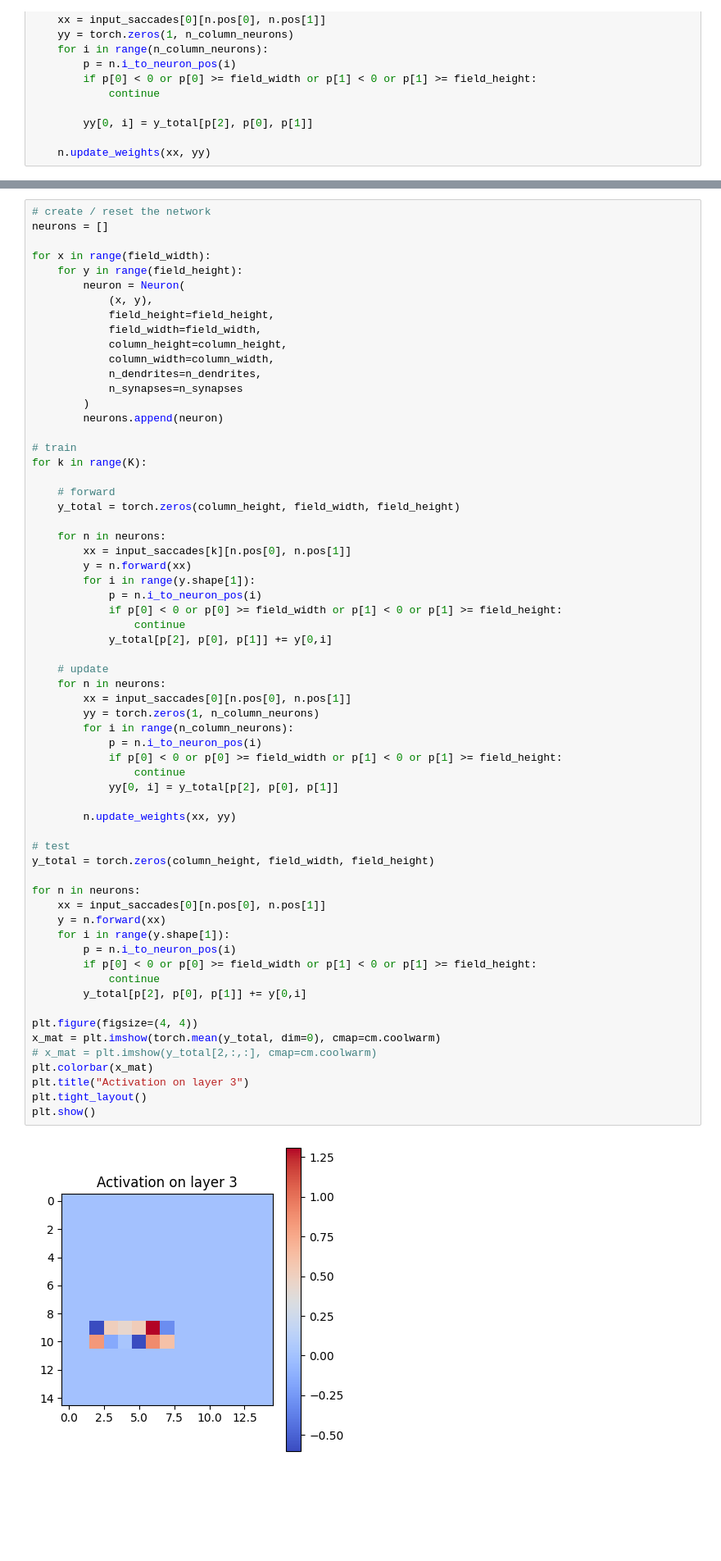
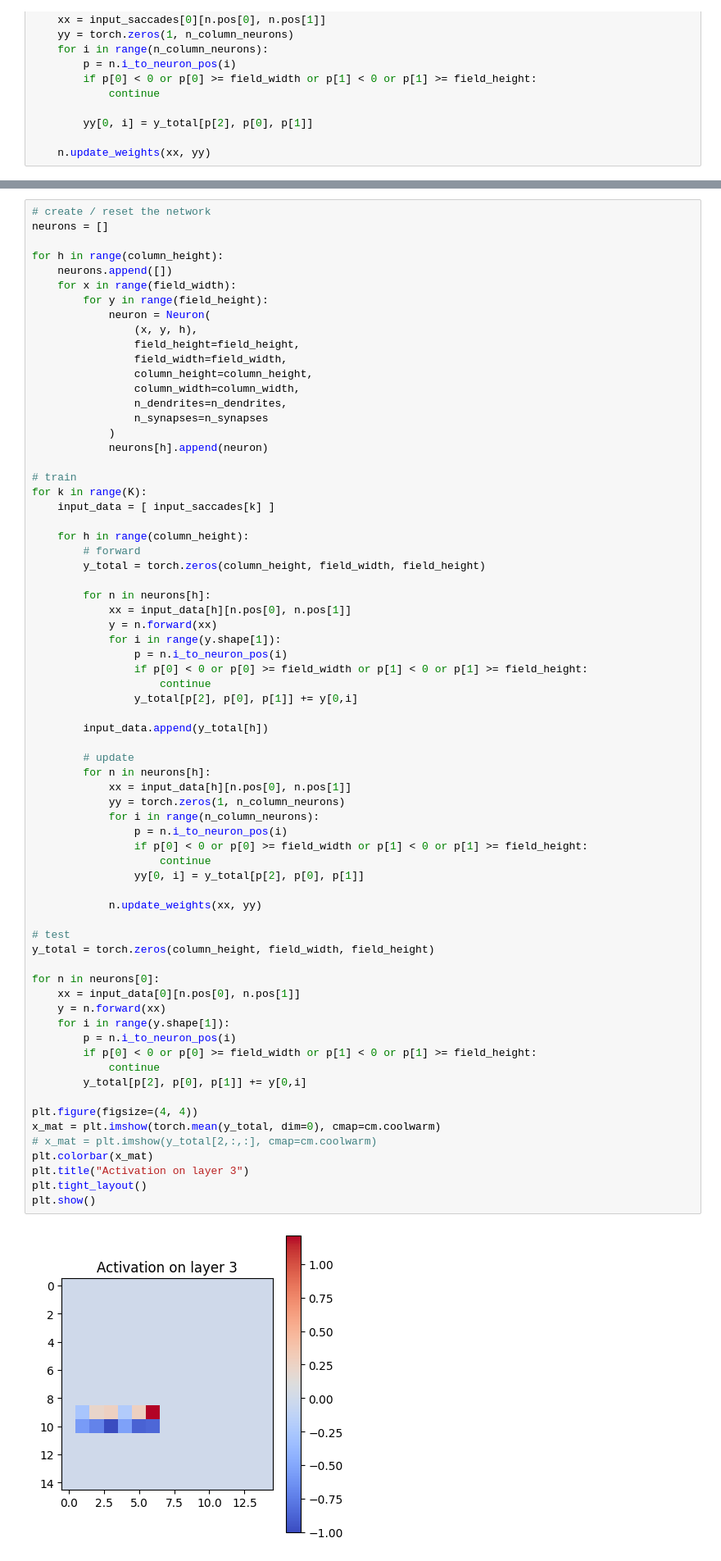
Before and after one commit to mikolasan/ai_sandbox, a Jupyter notebook: arc/hierarchical_som.ipynb, the cells around one changed output, grey strips where cells are left out. Shown at 82% size. Cells and saved outputs as stored; diff of their text form; blank space fills up the shorter version.

```diff
--- a/arc/hierarchical_som.ipynb
+++ b/arc/hierarchical_som.ipynb
@@ -468,67 +468,73 @@ plt.show()
 # %%
 # create / reset the network
 neurons = []
 
-for x in range(field_width):
-    for y in range(field_height):
-        neuron = Neuron(
-            (x, y),
-            field_height=field_height,
-            field_width=field_width,
-            column_height=column_height,
-            column_width=column_width,
-            n_dendrites=n_dendrites,
-            n_synapses=n_synapses
-        )
-        neurons.append(neuron)
+for h in range(column_height):
+    neurons.append([])
+    for x in range(field_width):
+        for y in range(field_height):
+            neuron = Neuron(
+                (x, y, h),
+                field_height=field_height,
+                field_width=field_width,
+                column_height=column_height,
+                column_width=column_width,
+                n_dendrites=n_dendrites,
+                n_synapses=n_synapses
+            )
+            neurons[h].append(neuron)
 
 # train
 for k in range(K):
+    input_data = [ input_saccades[k] ]
 
-    # forward
-    y_total = torch.zeros(column_height, field_width, field_height)
+    for h in range(column_height):
+        # forward
+        y_total = torch.zeros(column_height, field_width, field_height)
 
-    for n in neurons:
-        xx = input_saccades[k][n.pos[0], n.pos[1]]
-        y = n.forward(xx)
-        for i in range(y.shape[1]):
-            p = n.i_to_neuron_pos(i)
-            if p[0] < 0 or p[0] >= field_width or p[1] < 0 or p[1] >= field_height:
-                continue
-            y_total[p[2], p[0], p[1]] += y[0,i]
+        for n in neurons[h]:
+            xx = input_data[h][n.pos[0], n.pos[1]]
+            y = n.forward(xx)
+            for i in range(y.shape[1]):
+                p = n.i_to_neuron_pos(i)
+                if p[0] < 0 or p[0] >= field_width or p[1] < 0 or p[1] >= field_height:
+                    continue
+                y_total[p[2], p[0], p[1]] += y[0,i]
 
-    # update
-    for n in neurons:
-        xx = input_saccades[0][n.pos[0], n.pos[1]]
-        yy = torch.zeros(1, n_column_neurons)
-        for i in range(n_column_neurons):
-            p = n.i_to_neuron_pos(i)
-            if p[0] < 0 or p[0] >= field_width or p[1] < 0 or p[1] >= field_height:
-                continue
-            yy[0, i] = y_total[p[2], p[0], p[1]]
+        input_data.append(y_total[h])
 
-        n.update_weights(xx, yy)
+        # update
+        for n in neurons[h]:
+            xx = input_data[h][n.pos[0], n.pos[1]]
+            yy = torch.zeros(1, n_column_neurons)
+            for i in range(n_column_neurons):
+                p = n.i_to_neuron_pos(i)
+                if p[0] < 0 or p[0] >= field_width or p[1] < 0 or p[1] >= field_height:
+                    continue
+                yy[0, i] = y_total[p[2], p[0], p[1]]
+
+            n.update_weights(xx, yy)
 
 # test
 y_total = torch.zeros(column_height, field_width, field_height)
 
-for n in neurons:
-    xx = input_saccades[0][n.pos[0], n.pos[1]]
+for n in neurons[0]:
+    xx = input_data[0][n.pos[0], n.pos[1]]
     y = n.forward(xx)
     for i in range(y.shape[1]):
         p = n.i_to_neuron_pos(i)
         if p[0] < 0 or p[0] >= field_width or p[1] < 0 or p[1] >= field_height:
             continue
         y_total[p[2], p[0], p[1]] += y[0,i]
 
 plt.figure(figsize=(4, 4))
 x_mat = plt.imshow(torch.mean(y_total, dim=0), cmap=cm.coolwarm)
 # x_mat = plt.imshow(y_total[2,:,:], cmap=cm.coolwarm)
 plt.colorbar(x_mat)
 plt.title("Activation on layer 3")
 plt.tight_layout()
 plt.show()
 # %% [output]
-[figure, old version]
+[figure, new version]
 # %%
 # test
```
Also changed, not shown: parts of 1 cell of this notebook.
